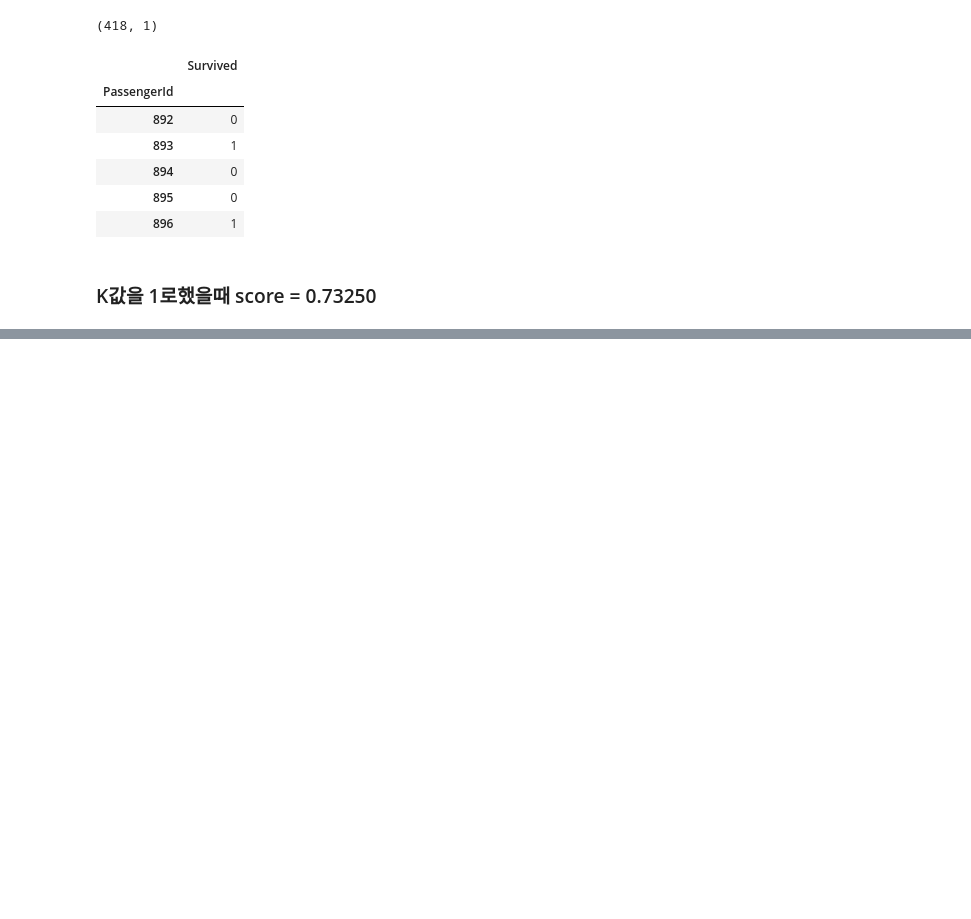
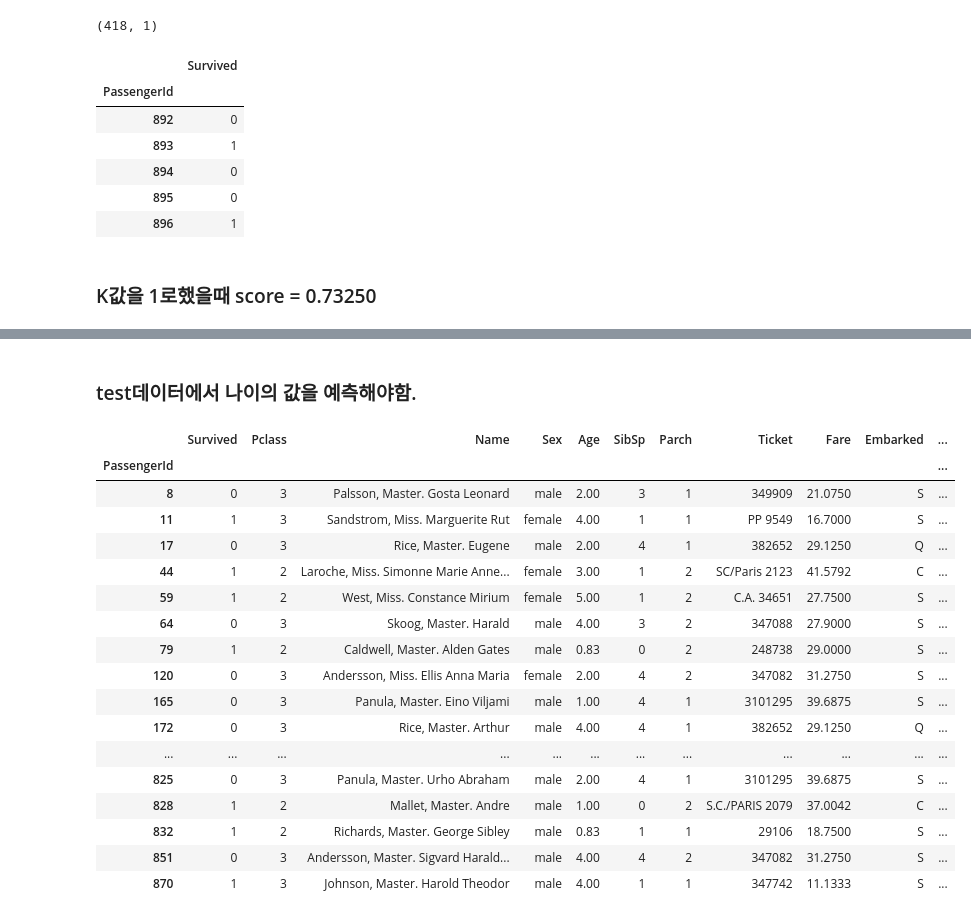
Before and after one commit to Super-rookie-Py/Titanic-Survivols, a Jupyter notebook: Titanic Survivols.ipynb, the cells around one changed output, grey strips where cells are left out. Drawn from its saved outputs; the diff is of its cells as text; code cells hidden in the pictures; blank space fills up the shorter version.

```diff
--- a/Titanic Survivols.ipynb
+++ b/Titanic Survivols.ipynb
@@ -361,0 +427,4 @@ Submission.to_csv("knn_survivols.csv")
+# %%
+train = train.drop(["Cabin"],axis=1)
+train = train.dropna(axis=0)
+train.info()
@@ -361,0 +520,24 @@ Submission.to_csv("knn_survivols.csv")
+# %% [markdown]
+### test데이터에서 나이의 값을 예측해야함.
+# %%
+train_max = train["Age"] <= 5
+train[train_max]
+# %% [output]
+|  | Survived | Pclass | Name | Sex | Age | SibSp | Parch | Ticket | Fare | Embarked | ... |
+| PassengerId |  |  |  |  |  |  |  |  |  |  | ... |
+| 8 | 0 | 3 | Palsson, Master. Gosta Leonard | male | 2.00 | 3 | 1 | 349909 | 21.0750 | S | ... |
+| 11 | 1 | 3 | Sandstrom, Miss. Marguerite Rut | female | 4.00 | 1 | 1 | PP 9549 | 16.7000 | S | ... |
+| 17 | 0 | 3 | Rice, Master. Eugene | male | 2.00 | 4 | 1 | 382652 | 29.1250 | Q | ... |
+| 44 | 1 | 2 | Laroche, Miss. Simonne Marie Anne... | female | 3.00 | 1 | 2 | SC/Paris 2123 | 41.5792 | C | ... |
+| 59 | 1 | 2 | West, Miss. Constance Mirium | female | 5.00 | 1 | 2 | C.A. 34651 | 27.7500 | S | ... |
+| 64 | 0 | 3 | Skoog, Master. Harald | male | 4.00 | 3 | 2 | 347088 | 27.9000 | S | ... |
+| 79 | 1 | 2 | Caldwell, Master. Alden Gates | male | 0.83 | 0 | 2 | 248738 | 29.0000 | S | ... |
+| 120 | 0 | 3 | Andersson, Miss. Ellis Anna Maria | female | 2.00 | 4 | 2 | 347082 | 31.2750 | S | ... |
+| 165 | 0 | 3 | Panula, Master. Eino Viljami | male | 1.00 | 4 | 1 | 3101295 | 39.6875 | S | ... |
+| 172 | 0 | 3 | Rice, Master. Arthur | male | 4.00 | 4 | 1 | 382652 | 29.1250 | Q | ... |
+| ... | ... | ... | ... | ... | ... | ... | ... | ... | ... | ... | ... |
+| 825 | 0 | 3 | Panula, Master. Urho Abraham | male | 2.00 | 4 | 1 | 3101295 | 39.6875 | S | ... |
+| 828 | 1 | 2 | Mallet, Master. Andre | male | 1.00 | 0 | 2 | S.C./PARIS 2079 | 37.0042 | C | ... |
+| 832 | 1 | 2 | Richards, Master. George Sibley | male | 0.83 | 1 | 1 | 29106 | 18.7500 | S | ... |
+| 851 | 0 | 3 | Andersson, Master. Sigvard Harald... | male | 4.00 | 4 | 2 | 347082 | 31.2750 | S | ... |
+| 870 | 1 | 3 | Johnson, Master. Harold Theodor | male | 4.00 | 1 | 1 | 347742 | 11.1333 | S | ... |
```
Also changed, not shown: parts of 42 cells of this notebook.
